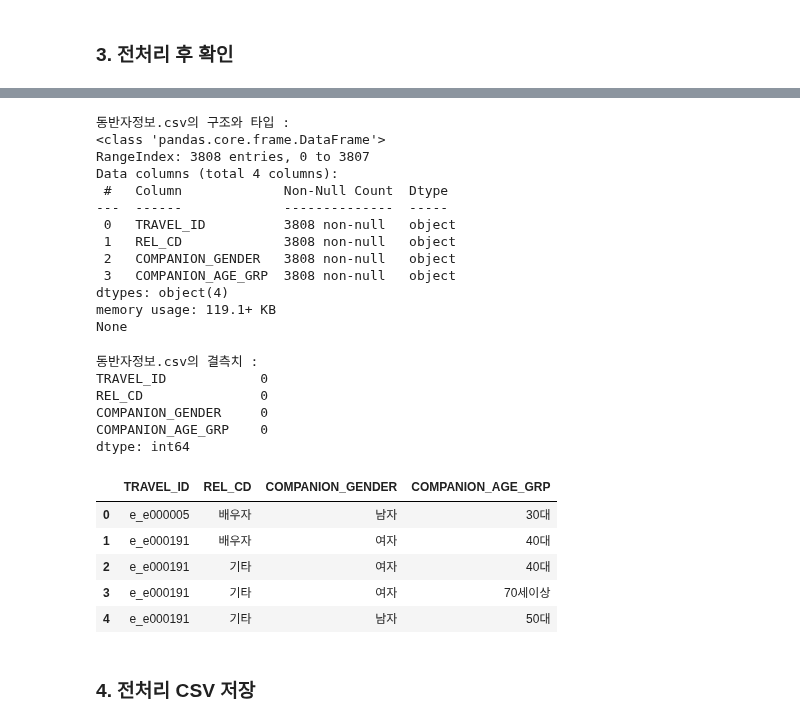
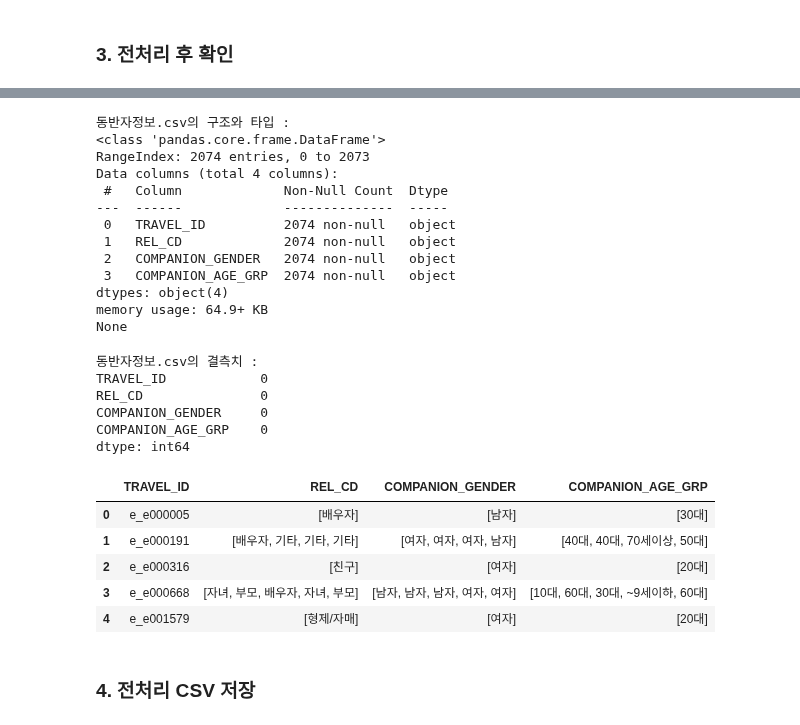
Before and after one commit to bomi03/Bokseol, a Jupyter notebook: data_preprocessing.ipynb, the cells around one changed output, grey strips where cells are left out. Cells and saved outputs as stored; diff of their text form; code cells hidden in the pictures.

```diff
--- a/data_preprocessing.ipynb
+++ b/data_preprocessing.ipynb
@@ -582,0 +585,10 @@ companion_info.head()
+# %%
+# REL_CD, COMPANION_GENDER, COMPANION_AGE_GRP를 TRAVEL_ID별로 리스트로 결합
+companion_info_grouped = companion_info.groupby('TRAVEL_ID').agg({
+    'REL_CD': lambda x: list(x),
+    'COMPANION_GENDER': lambda x: list(x),
+    'COMPANION_AGE_GRP': lambda x: list(x),
+}).reset_index()
+
+# 결과 확인
+print(companion_info_grouped.head())
@@ -611,20 +616,20 @@ else:
 # %%
 # 데이터의 구조와 타입 확인
 print('동반자정보.csv의 구조와 타입 : ')
-print(companion_info.info())
+print(companion_info_grouped.info())
 # %% [output]
 동반자정보.csv의 구조와 타입 :
 <class 'pandas.core.frame.DataFrame'>
-RangeIndex: 3808 entries, 0 to 3807
+RangeIndex: 2074 entries, 0 to 2073
 Data columns (total 4 columns):
  #   Column             Non-Null Count  Dtype
 ---  ------             --------------  -----
- 0   TRAVEL_ID          3808 non-null   object
- 1   REL_CD             3808 non-null   object
- 2   COMPANION_GENDER   3808 non-null   object
- 3   COMPANION_AGE_GRP  3808 non-null   object
+ 0   TRAVEL_ID          2074 non-null   object
+ 1   REL_CD             2074 non-null   object
+ 2   COMPANION_GENDER   2074 non-null   object
+ 3   COMPANION_AGE_GRP  2074 non-null   object
 dtypes: object(4)
-memory usage: 119.1+ KB
+memory usage: 64.9+ KB
 None
 # %%
 # 데이터의 결측치 확인
@@ -639,14 +644,14 @@ COMPANION_AGE_GRP    0
 dtype: int64
 # %%
 # 데이터 살펴보기
-companion_info.head()
+companion_info_grouped.head()
 # %% [output]
 |  | TRAVEL_ID | REL_CD | COMPANION_GENDER | COMPANION_AGE_GRP |
-| 0 | e_e000005 | 배우자 | 남자 | 30대 |
-| 1 | e_e000191 | 배우자 | 여자 | 40대 |
-| 2 | e_e000191 | 기타 | 여자 | 40대 |
-| 3 | e_e000191 | 기타 | 여자 | 70세이상 |
-| 4 | e_e000191 | 기타 | 남자 | 50대 |
+| 0 | e_e000005 | [배우자] | [남자] | [30대] |
+| 1 | e_e000191 | [배우자, 기타, 기타, 기타] | [여자, 여자, 여자, 남자] | [40대, 40대, 70세이상, 50대] |
+| 2 | e_e000316 | [친구] | [여자] | [20대] |
+| 3 | e_e000668 | [자녀, 부모, 배우자, 자녀, 부모] | [남자, 남자, 남자, 여자, 여자] | [10대, 60대, 30대, ~9세이하, 60대] |
+| 4 | e_e001579 | [형제/자매] | [여자] | [20대] |
 # %% [markdown]
 <h3>4. 전처리 CSV 저장</h3>
 # %%
```
Also changed, not shown: parts of 19 cells of this notebook, 3 other files.
